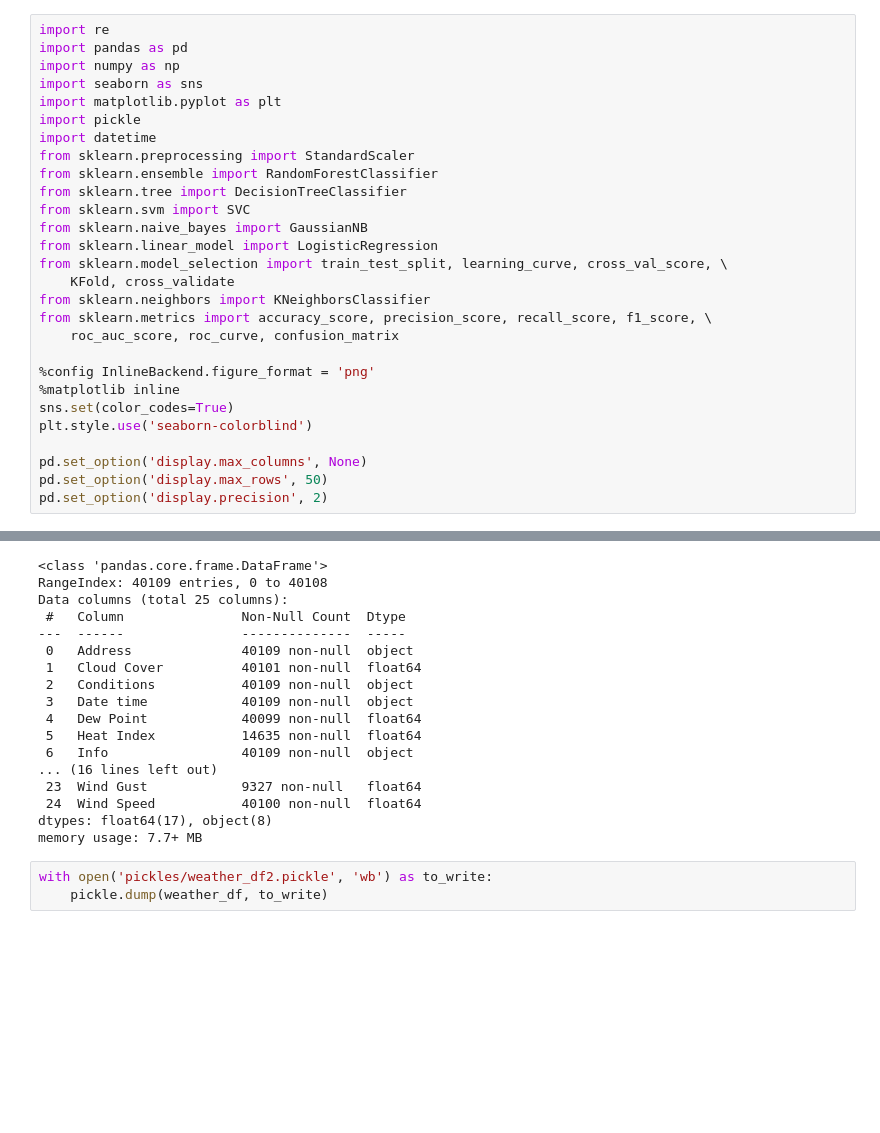
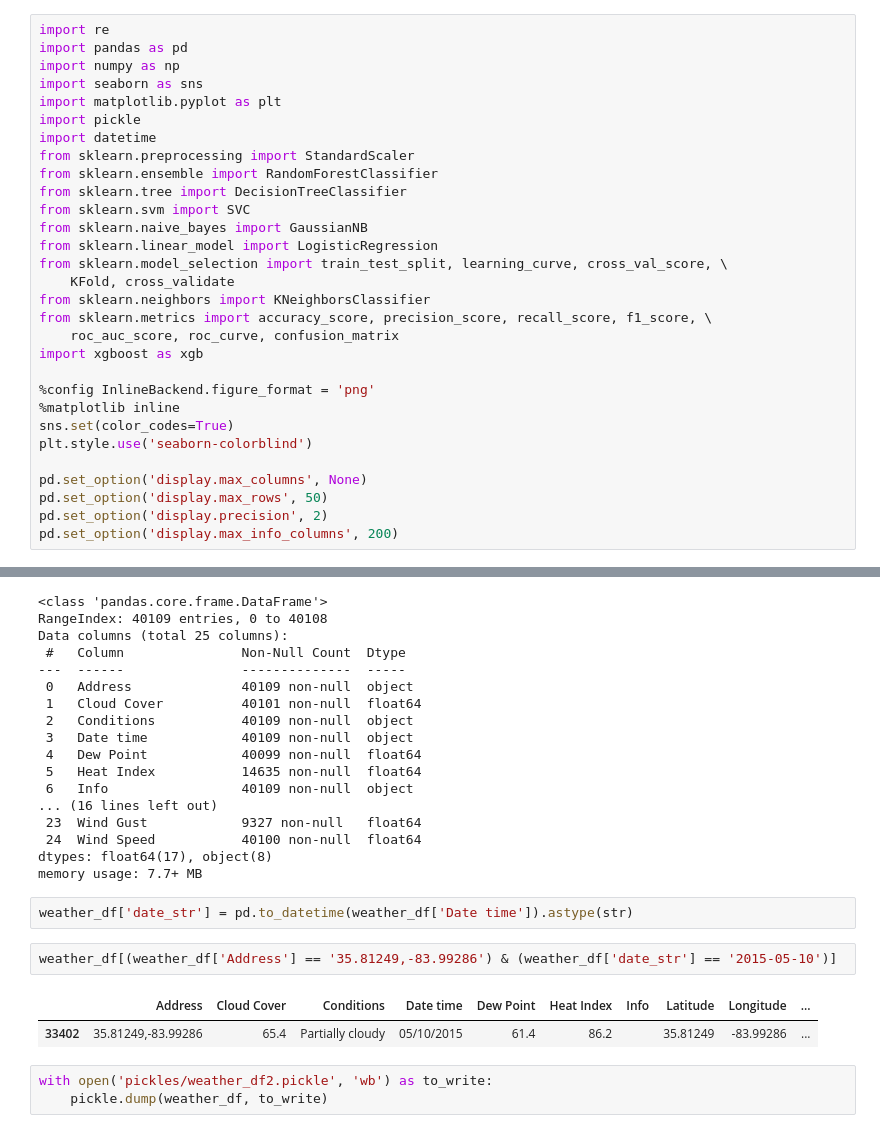
Before and after one commit to binh748/flight-classification, a Jupyter notebook: feature_engineering.ipynb, the cells around one changed output, grey strips where cells are left out. Drawn from its saved outputs; the diff is of its cells as text; blank space fills up the shorter version.

```diff
--- a/feature_engineering.ipynb
+++ b/feature_engineering.ipynb
@@ -17,6 +17,7 @@ from sklearn.model_selection import train_test_split, learning_curve, cross_val_
 from sklearn.neighbors import KNeighborsClassifier
 from sklearn.metrics import accuracy_score, precision_score, recall_score, f1_score, \
     roc_auc_score, roc_curve, confusion_matrix
+import xgboost as xgb
 
 %config InlineBackend.figure_format = 'png'
 %matplotlib inline
@@ -26,6 +27,7 @@ plt.style.use('seaborn-colorblind')
 pd.set_option('display.max_columns', None)
 pd.set_option('display.max_rows', 50)
 pd.set_option('display.precision', 2)
+pd.set_option('display.max_info_columns', 200)
 # %% [markdown]
 ## Data Loading ##
 # %%
@@ -55,6 +57,13 @@ Data columns (total 25 columns):
  24  Wind Speed           40100 non-null  float64
 dtypes: float64(17), object(8)
 memory usage: 7.7+ MB
+# %%
+weather_df['date_str'] = pd.to_datetime(weather_df['Date time']).astype(str)
+# %%
+weather_df[(weather_df['Address'] == '35.81249,-83.99286') & (weather_df['date_str'] == '2015-05-10')]
+# %% [output]
+|  | Address | Cloud Cover | Conditions | Date time | Dew Point | Heat Index | Info | Latitude | Longitude | ... |
+| 33402 | 35.81249,-83.99286 | 65.4 | Partially cloudy | 05/10/2015 | 61.4 | 86.2 |  | 35.81249 | -83.99286 | ... |
 # %%
 with open('pickles/weather_df2.pickle', 'wb') as to_write:
     pickle.dump(weather_df, to_write)
```
Also changed, not shown: parts of 61 cells of this notebook, 3 other files.
